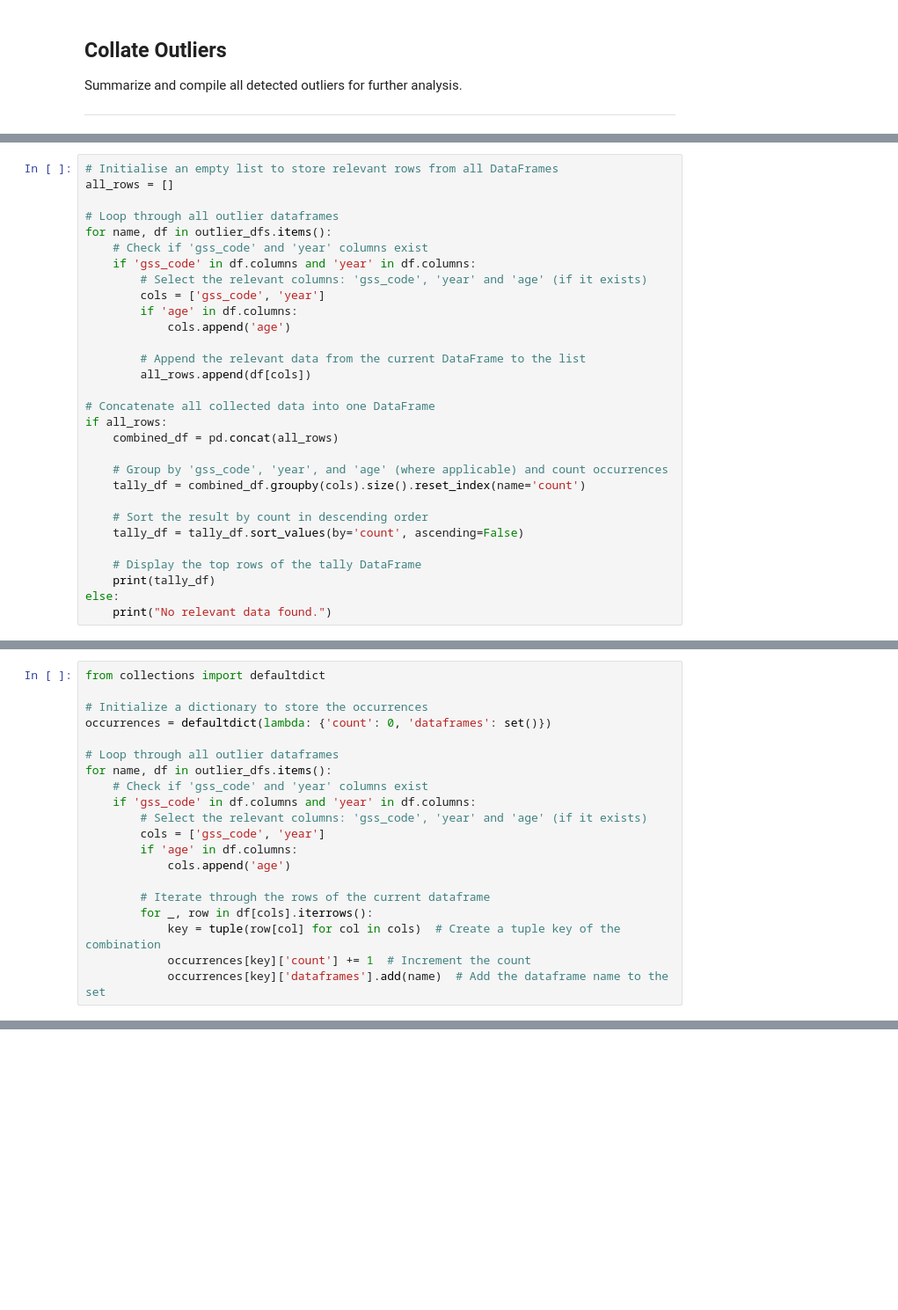
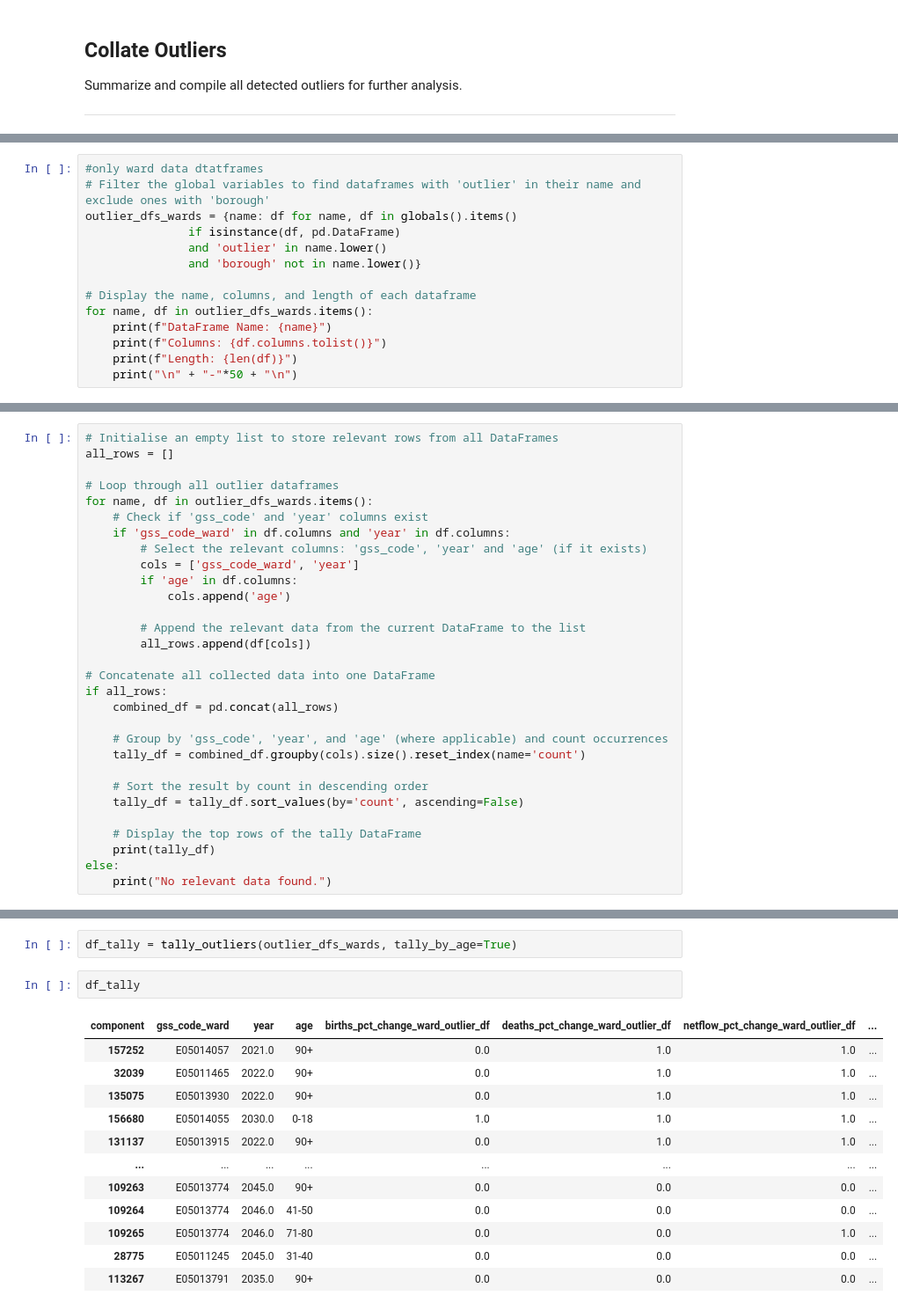
Before and after one commit to SebastianHeslinRees/Projections_QA, a Jupyter notebook: QA_population_projection.ipynb, the cells around one changed output, grey strips where cells are left out. Shown at 88% size. Drawn from its saved outputs; the diff is of its cells as text; blank space fills up the shorter version.

Commit message:
add tally function, neaten areas, add requirements.txt

```diff
--- a/QA_population_projection.ipynb
+++ b/QA_population_projection.ipynb
@@ -1002,2 +1030,16 @@ Length: 419
 
 --------------------------------------------------
+# %%
+#only ward data dtatframes
+# Filter the global variables to find dataframes with 'outlier' in their name and exclude ones with 'borough'
+outlier_dfs_wards = {name: df for name, df in globals().items()
+               if isinstance(df, pd.DataFrame)
+               and 'outlier' in name.lower()
+               and 'borough' not in name.lower()}
+
+# Display the name, columns, and length of each dataframe
+for name, df in outlier_dfs_wards.items():
+    print(f"DataFrame Name: {name}")
+    print(f"Columns: {df.columns.tolist()}")
+    print(f"Length: {len(df)}")
+    print("\n" + "-"*50 + "\n")
@@ -1006,11 +1085,11 @@ Length: 419
 all_rows = []
 
 # Loop through all outlier dataframes
-for name, df in outlier_dfs.items():
+for name, df in outlier_dfs_wards.items():
     # Check if 'gss_code' and 'year' columns exist
-    if 'gss_code' in df.columns and 'year' in df.columns:
+    if 'gss_code_ward' in df.columns and 'year' in df.columns:
         # Select the relevant columns: 'gss_code', 'year' and 'age' (if it exists)
-        cols = ['gss_code', 'year']
+        cols = ['gss_code_ward', 'year']
         if 'age' in df.columns:
             cols.append('age')
 
@@ -1049,20 +1127,0 @@ else:
-# %%
-from collections import defaultdict
-
-# Initialize a dictionary to store the occurrences
-occurrences = defaultdict(lambda: {'count': 0, 'dataframes': set()})
-
-# Loop through all outlier dataframes
-for name, df in outlier_dfs.items():
-    # Check if 'gss_code' and 'year' columns exist
-    if 'gss_code' in df.columns and 'year' in df.columns:
-        # Select the relevant columns: 'gss_code', 'year' and 'age' (if it exists)
-        cols = ['gss_code', 'year']
-        if 'age' in df.columns:
-            cols.append('age')
-
-        # Iterate through the rows of the current dataframe
-        for _, row in df[cols].iterrows():
-            key = tuple(row[col] for col in cols)  # Create a tuple key of the combination
-            occurrences[key]['count'] += 1  # Increment the count
-            occurrences[key]['dataframes'].add(name)  # Add the dataframe name to the set
@@ -1123,0 +1179,17 @@ tally_df = tally_df.sort_values(by='total', ascending=False)
+# %%
+df_tally = tally_outliers(outlier_dfs_wards, tally_by_age=True)
+# %%
+df_tally
+# %% [output]
+| component | gss_code_ward | year | age | births_pct_change_ward_outlier_df | deaths_pct_change_ward_outlier_df | netflow_pct_change_ward_outlier_df | ... |
+| 157252 | E05014057 | 2021.0 | 90+ | 0.0 | 1.0 | 1.0 | ... |
+| 32039 | E05011465 | 2022.0 | 90+ | 0.0 | 1.0 | 1.0 | ... |
+| 135075 | E05013930 | 2022.0 | 90+ | 0.0 | 1.0 | 1.0 | ... |
+| 156680 | E05014055 | 2030.0 | 0-18 | 1.0 | 1.0 | 1.0 | ... |
+| 131137 | E05013915 | 2022.0 | 90+ | 0.0 | 1.0 | 1.0 | ... |
+| ... | ... | ... | ... | ... | ... | ... | ... |
+| 109263 | E05013774 | 2045.0 | 90+ | 0.0 | 0.0 | 0.0 | ... |
+| 109264 | E05013774 | 2046.0 | 41-50 | 0.0 | 0.0 | 0.0 | ... |
+| 109265 | E05013774 | 2046.0 | 71-80 | 0.0 | 0.0 | 1.0 | ... |
+| 28775 | E05011245 | 2045.0 | 31-40 | 0.0 | 0.0 | 0.0 | ... |
+| 113267 | E05013791 | 2035.0 | 90+ | 0.0 | 0.0 | 0.0 | ... |
```
Also changed, not shown: parts of 36 cells of this notebook, 1 other file.
